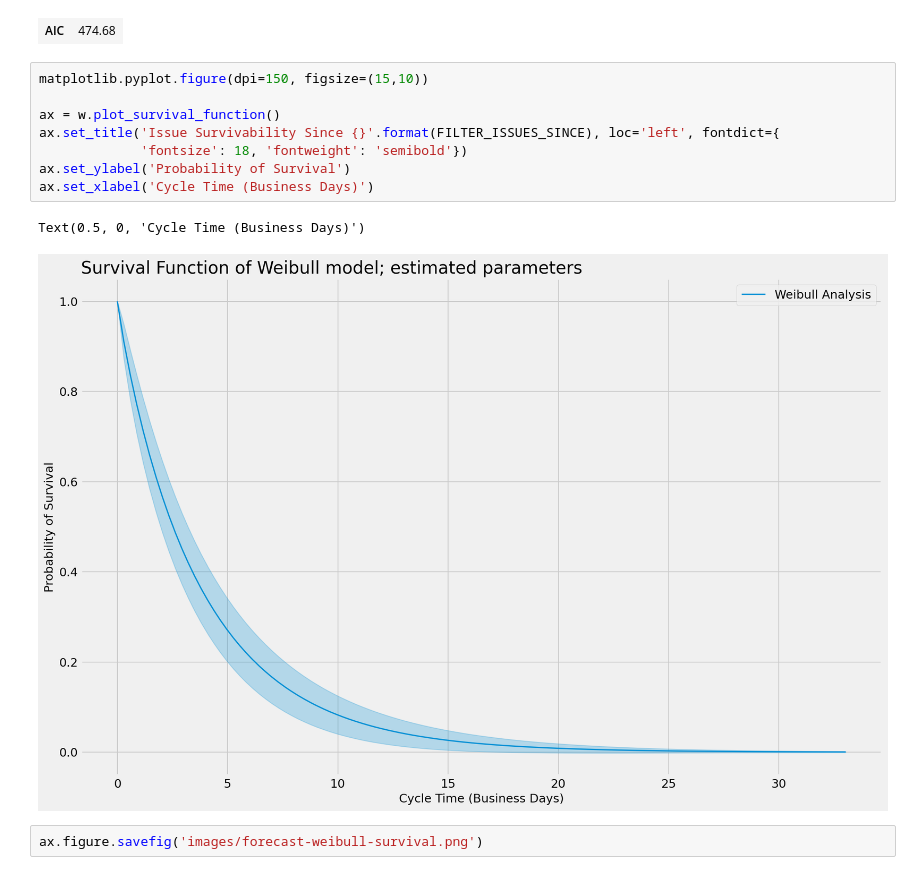
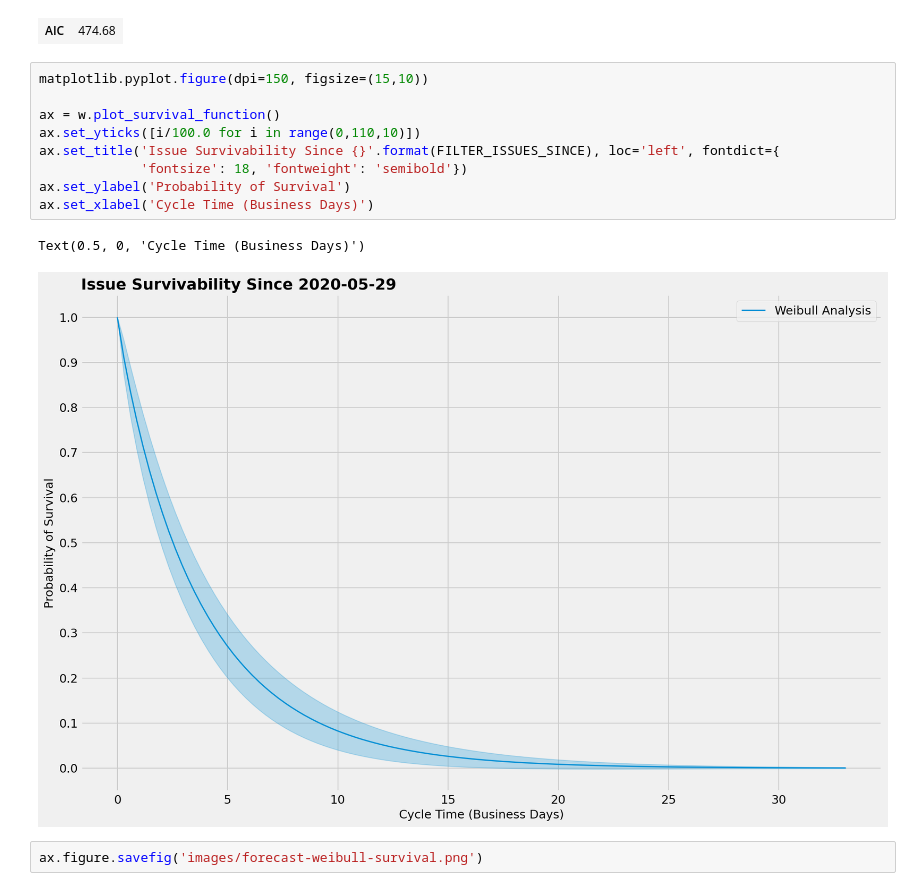
Before and after one commit to jsherer/kanban-metrics, a Jupyter notebook: kanban.ipynb, the cells around one changed output. Cells and saved outputs as stored; diff of their text form.

```diff
--- a/kanban.ipynb
+++ b/kanban.ipynb
@@ -755,14 +755,15 @@ w.print_summary()
 # %%
 matplotlib.pyplot.figure(dpi=150, figsize=(15,10))
 
 ax = w.plot_survival_function()
+ax.set_yticks([i/100.0 for i in range(0,110,10)])
 ax.set_title('Issue Survivability Since {}'.format(FILTER_ISSUES_SINCE), loc='left', fontdict={
              'fontsize': 18, 'fontweight': 'semibold'})
 ax.set_ylabel('Probability of Survival')
 ax.set_xlabel('Cycle Time (Business Days)')
 # %% [output]
 Text(0.5, 0, 'Cycle Time (Business Days)')
-[figure, old version]
+[figure, new version]
 # %%
 ax.figure.savefig('images/forecast-weibull-survival.png')
 # %% [markdown]
```
Also changed, not shown: parts of 3 cells of this notebook.
